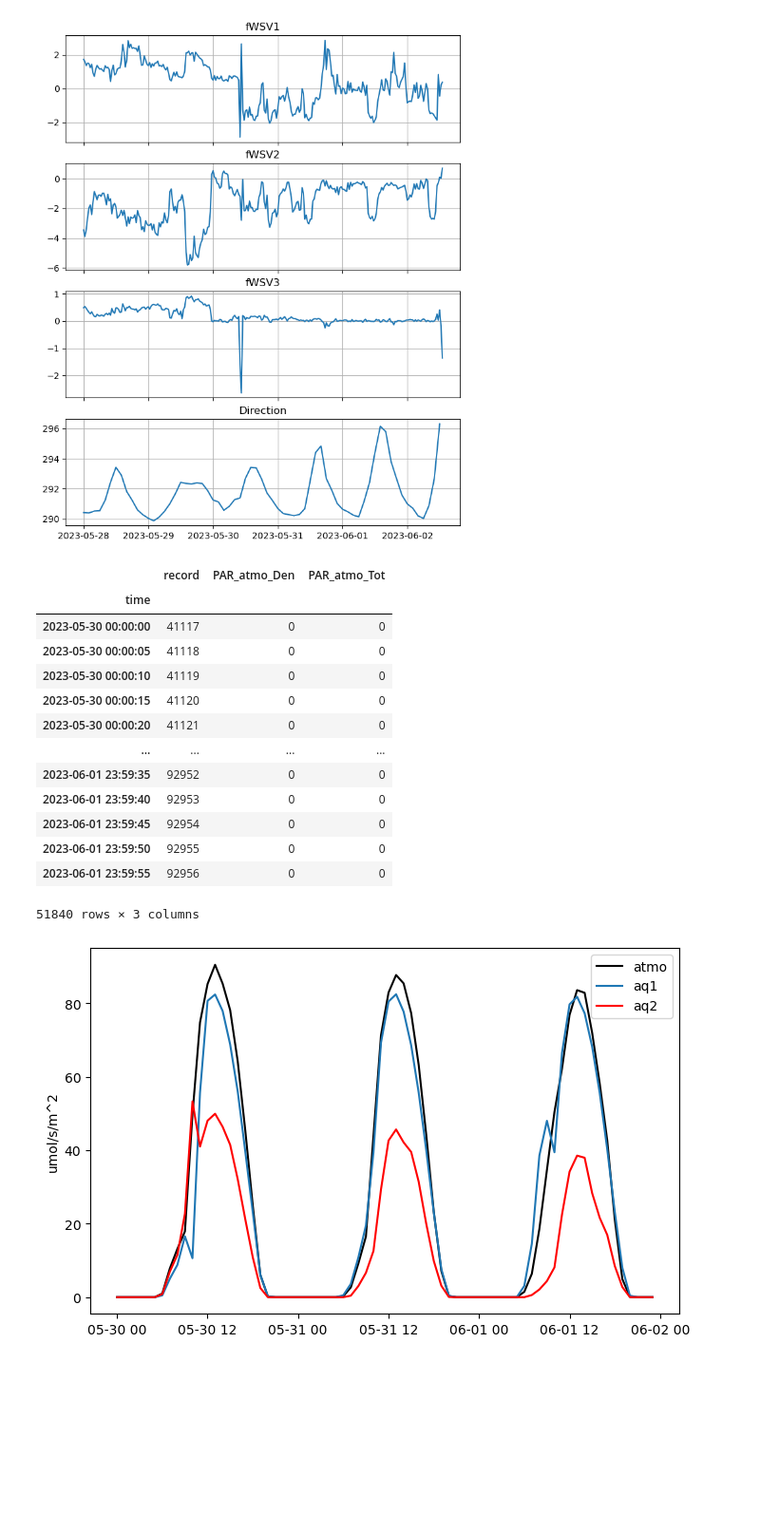
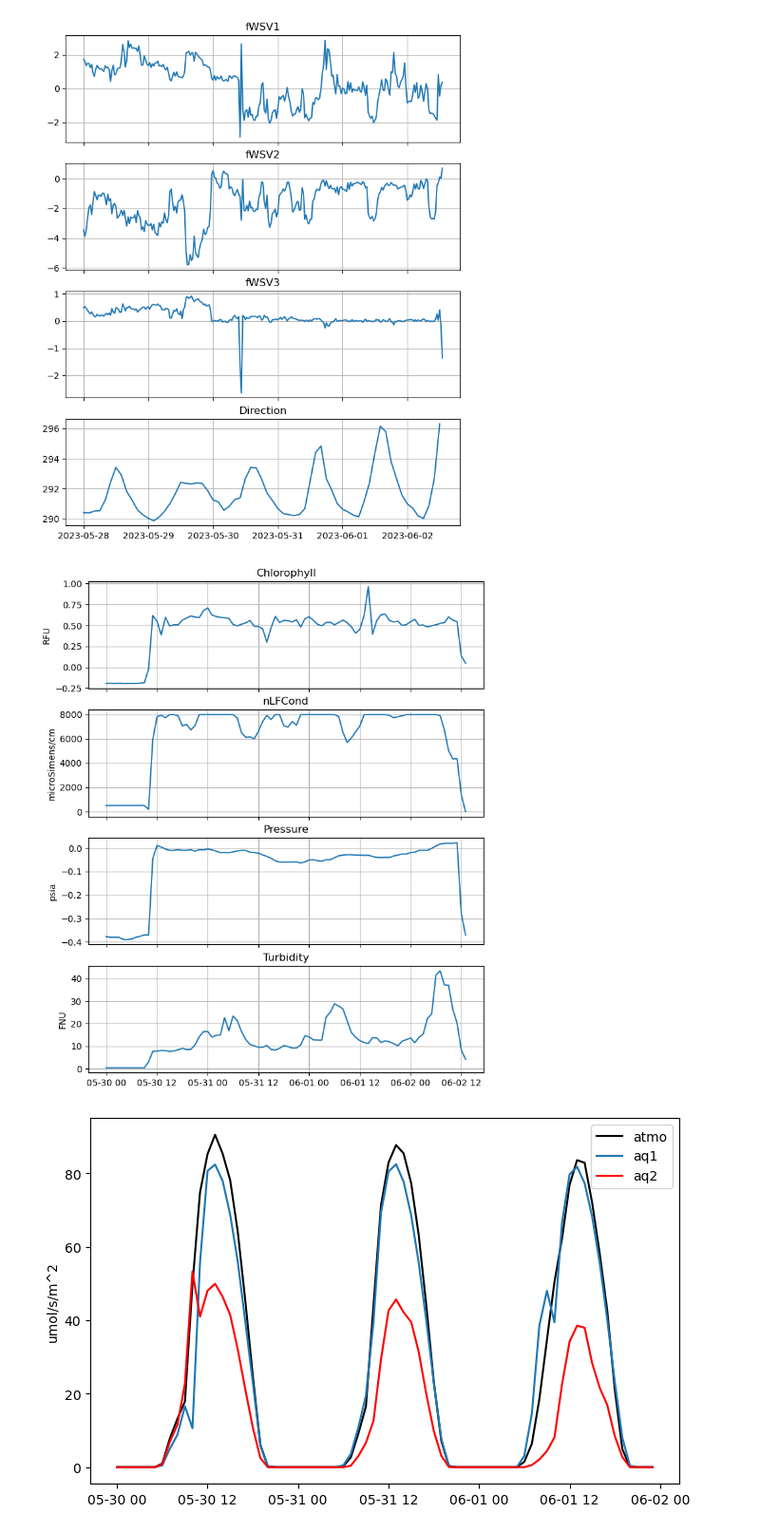
Before and after one commit to sscopazzi/Cal_Poly_Maritime_Academy_Research_Buoy, a Jupyter notebook: python_code/deployment_test.ipynb, the cells around one changed output. Shown at 95% size. Saved outputs shown, nothing was run; the diff lists cells and outputs as text; code cells hidden in the pictures; blank space fills up the shorter version.

```diff
--- a/python_code/deployment_test.ipynb
+++ b/python_code/deployment_test.ipynb
@@ -175,7 +174,52 @@ ax[3].grid()
 # %% [output]
 [figure]
+# %%
+## EXO
+dfexo_list = [] # init empty dataframe
+
+for x in exo:
+    loop = pd.read_csv(x,
+                       sep=',',
+                       names=["time","record","Chloro","nLFCond","Pressure",
+                       "Turbidity","Temp","Cond","D_OX","Sal","TSS","VerticalPosition",
+                       "Depth","D_OX2","SpCond","WiperPosition","BPower","fDOM","D_OX3",
+                       "Phycoerythrin","pH","CablePower","fDOM2","ORP","TDS","pH2"],
+                       header=2,
+                       na_values='NaN',
+                       parse_dates=[0])
+    dfexo_list.append(loop)
+
+dlexo    = pd.concat(dfexo_list,ignore_index=True)
+dlexo    = dlexo.set_index('time')                          # set the time column to be the index
+dlexo    = dlexo.loc['2023-05-30':'2023-06-03']             # slicing dates I want
+dlexo_hr = dlexo.astype('float').resample('1H').mean()      # but what is the astype doing really
+
+# for key in dlexo_hr:
+#     print(key, dlexo_hr[key].shape)
+
+fig,ax = plt.subplots(ncols=1,nrows=4,figsize=(8,10),sharex=True)
+
+ax[0].plot(dlexo_hr.index,dlexo_hr.Chloro)
+ax[0].set_ylabel('RFU')
+ax[0].set_title('Chlorophyll')
+
+ax[1].plot(dlexo_hr.index,dlexo_hr.nLFCond)
+ax[1].set_ylabel('microSimens/cm')
+ax[1].set_title('nLFCond')
+
+ax[2].plot(dlexo_hr.index,dlexo_hr.Pressure)
+ax[2].set_ylabel('psia')
+ax[2].set_title('Pressure')
+
+ax[3].plot(dlexo_hr.index,dlexo_hr.Turbidity)
+ax[3].set_ylabel('FNU')
+ax[3].set_title('Turbidity')
+
+ax[0].grid(),ax[1].grid(),ax[2].grid(),ax[3].grid();
+# %% [output]
+[figure, added]
 # %%
-## PAR DATA
+## PAR
 ## The atmo and paraq1 sensors were swapped in the wiring during the test
 
 # init PAR top
@@ -229,23 +273,6 @@ dl3_hr = dl3.astype('int64').resample('1H').mean()    # but what is the astype d
 # ax[0].set_ylabel('aqua1')
 # ax[1].plot(dl2_hr.index,dl2_hr.PAR_aqua2_Tot)
 # ax[1].set_ylabel('aqua2')
-
-dl3
-# %% [output]
-|  | record | PAR_atmo_Den | PAR_atmo_Tot |
-| time |  |  |  |
-| 2023-05-30 00:00:00 | 41117 | 0 | 0 |
-| 2023-05-30 00:00:05 | 41118 | 0 | 0 |
-| 2023-05-30 00:00:10 | 41119 | 0 | 0 |
-| 2023-05-30 00:00:15 | 41120 | 0 | 0 |
-| 2023-05-30 00:00:20 | 41121 | 0 | 0 |
-| ... | ... | ... | ... |
-| 2023-06-01 23:59:35 | 92952 | 0 | 0 |
-| 2023-06-01 23:59:40 | 92953 | 0 | 0 |
-| 2023-06-01 23:59:45 | 92954 | 0 | 0 |
-| 2023-06-01 23:59:50 | 92955 | 0 | 0 |
-| 2023-06-01 23:59:55 | 92956 | 0 | 0 |
-51840 rows × 3 columns
 # %%
 # plot three PAR sensors on same plot
 fig,ax=plt.subplots(figsize=(8,5))
```
Also changed, not shown: parts of 6 cells of this notebook.
